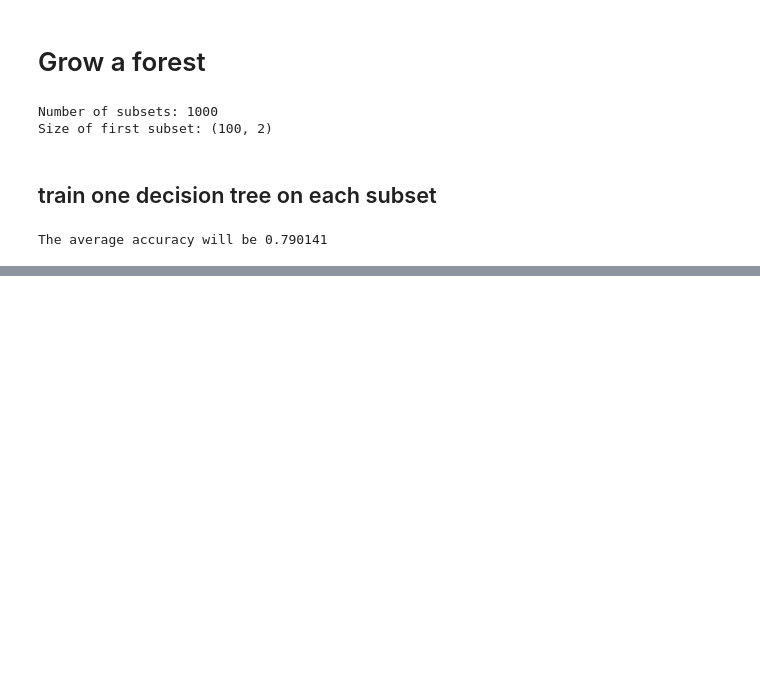
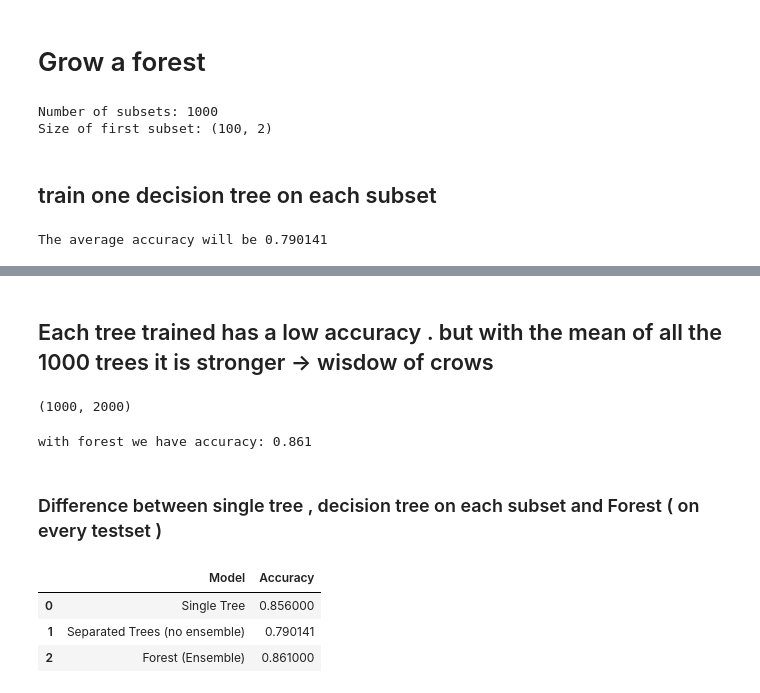
Before and after one commit to victorhrls/Data-Science, a Jupyter notebook: 6_decision_trees/decision_trees.ipynb, the cells around one changed output, grey strips where cells are left out. Drawn from its saved outputs; the diff is of its cells as text; code cells hidden in the pictures; blank space fills up the shorter version.

Commit message:
Random Forest

```diff
--- a/6_decision_trees/decision_trees.ipynb
+++ b/6_decision_trees/decision_trees.ipynb
@@ -240,15 +241,21 @@ scores = []
 # Train the 1000 trees
 best_max_leaf_nodes = grid_search.best_params_['max_leaf_nodes']
 
+# predictions
+all_preds = []
+
 for X_sub,y_sub in zip(subset_x,subset_y):
     little_tree = DecisionTreeClassifier(max_leaf_nodes=best_max_leaf_nodes, random_state=42)
     little_tree.fit(X_sub,y_sub)           # first train the tree
     score=little_tree.score(X_test,y_test) # Test on our test set
     scores.append(score)
 
+    pred = little_tree.predict(X_test)
+    all_preds.append(pred)
 
 # Average accuracy for 1000 tree
 
-print(f"The average accuracy will be {sum(scores)/len(scores)}")
+many_trees_result = sum(scores)/len(scores)
+print(f"The average accuracy will be {many_trees_result}")
 # %% [output]
 The average accuracy will be 0.790141
@@ -258,0 +278,39 @@ this gives me majority vote predictions
+# %% [markdown]
+## Each tree trained has a low accuracy . but with the mean of all the 1000 trees it is stronger -> wisdow of crows
+# %%
+# The shape is , for every test set(column) we will have 1000 trees trained -> Forecast
+all_predictions = np.array(all_preds)
+all_predictions.shape
+# %% [output]
+(1000, 2000)
+# %%
+# Majority vote for EVERY TEST , getting a new array 1,2000
+
+result = stats.mode(all_predictions, axis =0 ,keepdims=False)
+y_pred_final =  result.mode
+# For each COLUMN, pick the value that repeats the most
+# Mode[0] because it returns
+# . mode -> most freq values
+# .count -> How many times they appeared
+
+# Final accuracy
+
+forest_accuracy = accuracy_score(y_test,y_pred_final)
+print(f'with forest we have accuracy: {forest_accuracy}')
+# %% [output]
+with forest we have accuracy: 0.861
+# %% [markdown]
+### Difference between single tree , decision tree on each subset and Forest ( on every testset )
+# %%
+results = {
+    'Model': ['Single Tree', 'Separated Trees (no ensemble)', 'Forest (Ensemble)'],
+    'Accuracy': [test_accuracy, many_trees_result, forest_accuracy]
+}
+
+df = pd.DataFrame(results)
+df
+# %% [output]
+|  | Model | Accuracy |
+| 0 | Single Tree | 0.856000 |
+| 1 | Separated Trees (no ensemble) | 0.790141 |
+| 2 | Forest (Ensemble) | 0.861000 |
```
Also changed, not shown: parts of 3 cells of this notebook.
